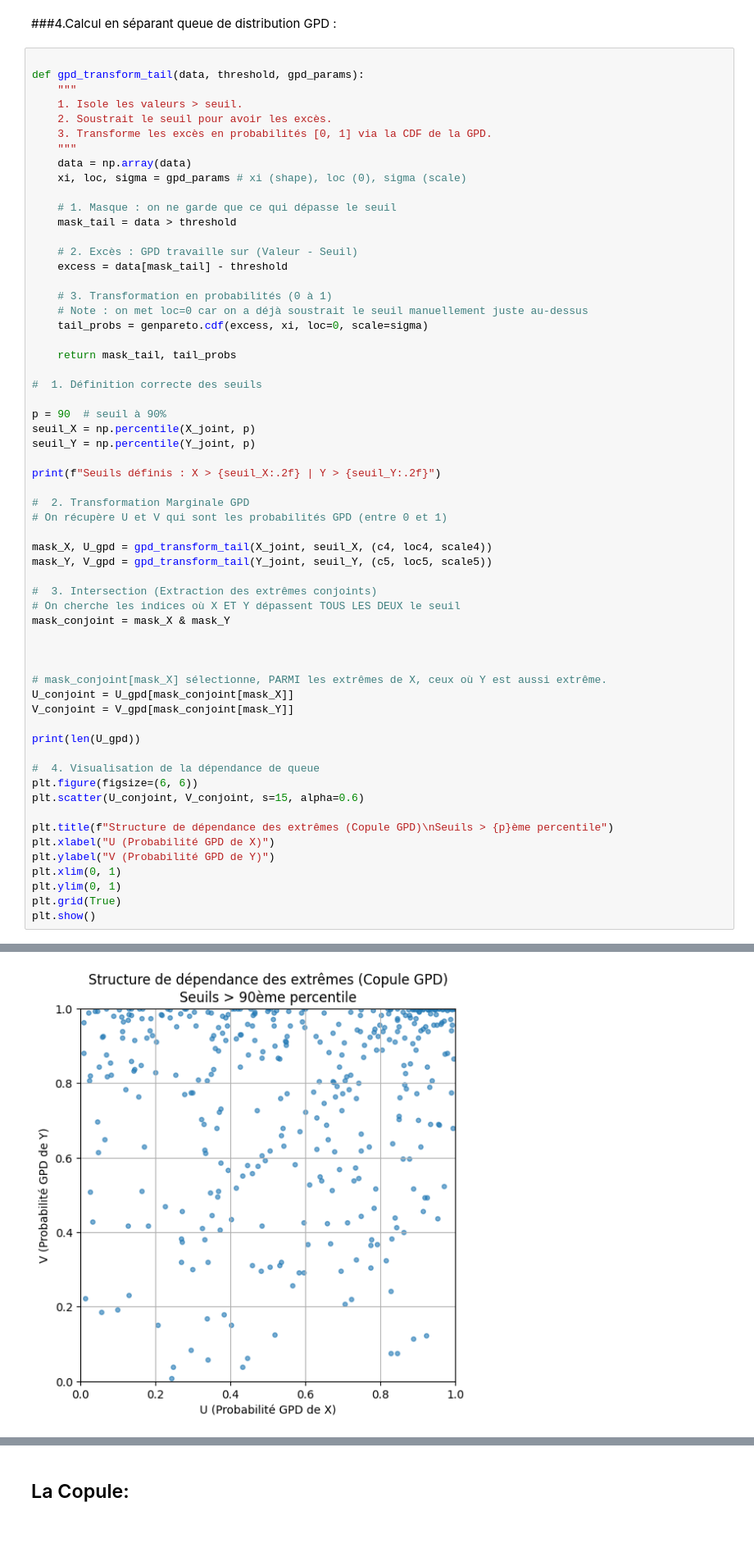
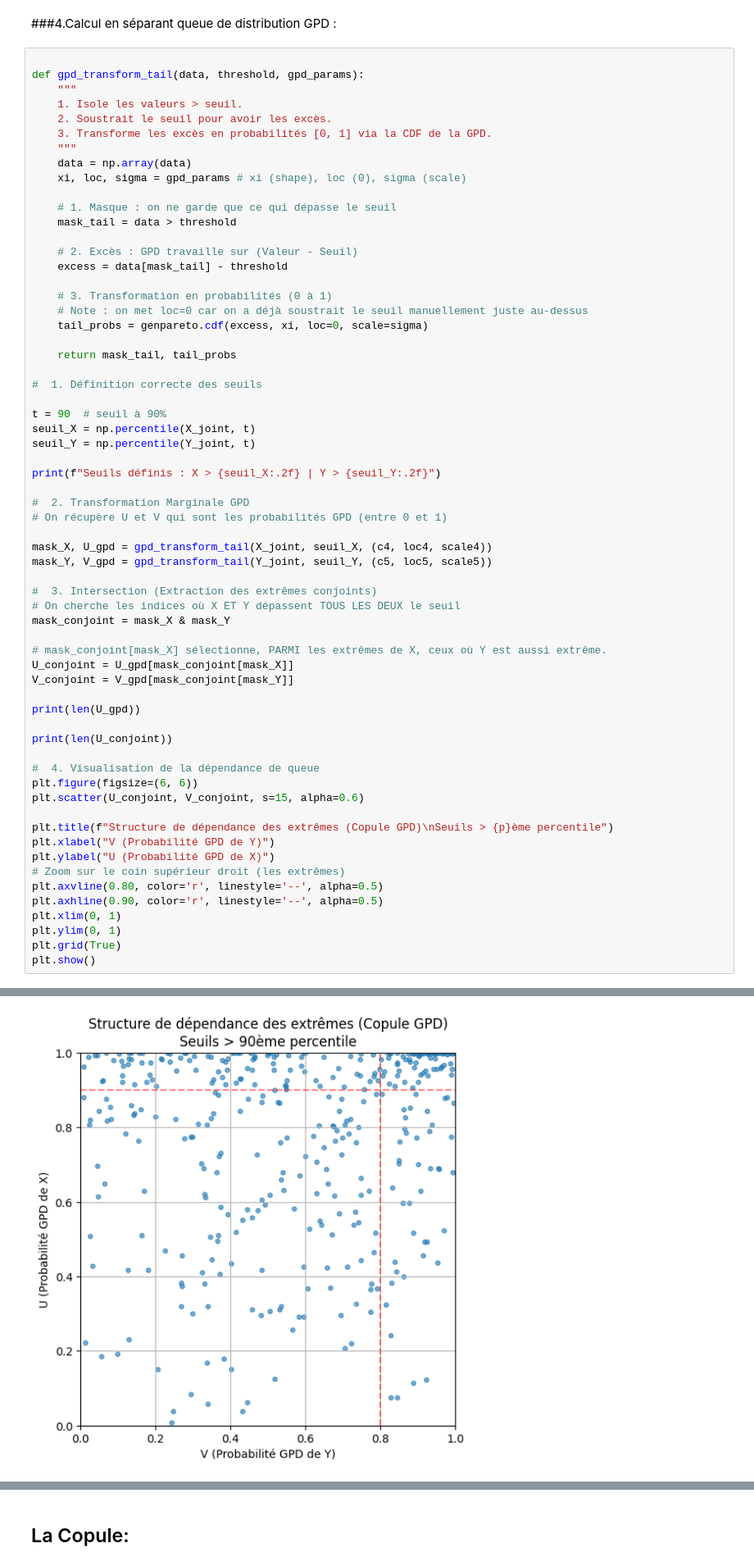
Before and after one commit to Faza20-lab/Projet_stats, a Jupyter notebook: Projet_stats.ipynb, the cells around one changed output, grey strips where cells are left out. Shown at 82% size. Cells and saved outputs as stored; diff of their text form; blank space fills up the shorter version.

```diff
--- a/Projet_stats.ipynb
+++ b/Projet_stats.ipynb
@@ -1990,9 +1982,9 @@ def gpd_transform_tail(data, threshold, gpd_params):
 
 #  1. Définition correcte des seuils
 
-p = 90  # seuil à 90%
-seuil_X = np.percentile(X_joint, p)
-seuil_Y = np.percentile(Y_joint, p)
+t = 90  # seuil à 90%
+seuil_X = np.percentile(X_joint, t)
+seuil_Y = np.percentile(Y_joint, t)
 
 print(f"Seuils définis : X > {seuil_X:.2f} | Y > {seuil_Y:.2f}")
 
@@ -2006,21 +1998,24 @@ mask_Y, V_gpd = gpd_transform_tail(Y_joint, seuil_Y, (c5, loc5, scale5))
 # On cherche les indices où X ET Y dépassent TOUS LES DEUX le seuil
 mask_conjoint = mask_X & mask_Y
 
-
-
 # mask_conjoint[mask_X] sélectionne, PARMI les extrêmes de X, ceux où Y est aussi extrême.
 U_conjoint = U_gpd[mask_conjoint[mask_X]]
 V_conjoint = V_gpd[mask_conjoint[mask_Y]]
 
 print(len(U_gpd))
 
+print(len(U_conjoint))
+
 #  4. Visualisation de la dépendance de queue
 plt.figure(figsize=(6, 6))
 plt.scatter(U_conjoint, V_conjoint, s=15, alpha=0.6)
 
 plt.title(f"Structure de dépendance des extrêmes (Copule GPD)\nSeuils > {p}ème percentile")
-plt.xlabel("U (Probabilité GPD de X)")
-plt.ylabel("V (Probabilité GPD de Y)")
+plt.xlabel("V (Probabilité GPD de Y)")
+plt.ylabel("U (Probabilité GPD de X)")
+# Zoom sur le coin supérieur droit (les extrêmes)
+plt.axvline(0.80, color='r', linestyle='--', alpha=0.5)
+plt.axhline(0.90, color='r', linestyle='--', alpha=0.5)
 plt.xlim(0, 1)
 plt.ylim(0, 1)
 plt.grid(True)
@@ -2031 +2027 @@ Seuils définis : X > 0.01 | Y > 9.84
-[figure, old version]
+[figure, new version]
```
Also changed, not shown: parts of 96 cells of this notebook.
